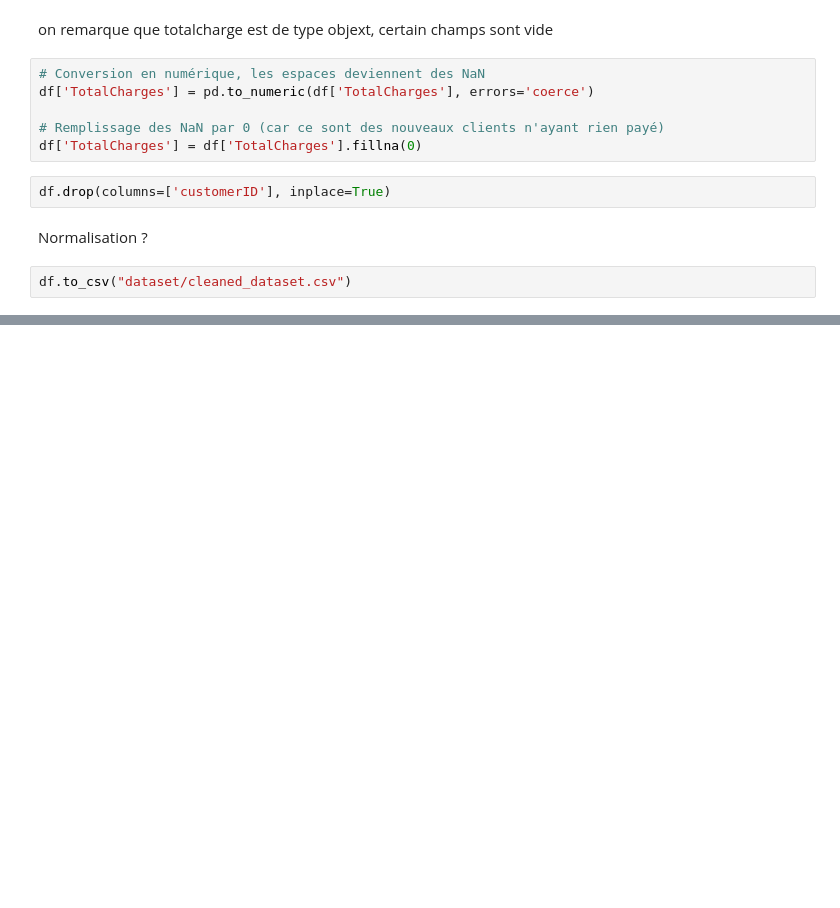
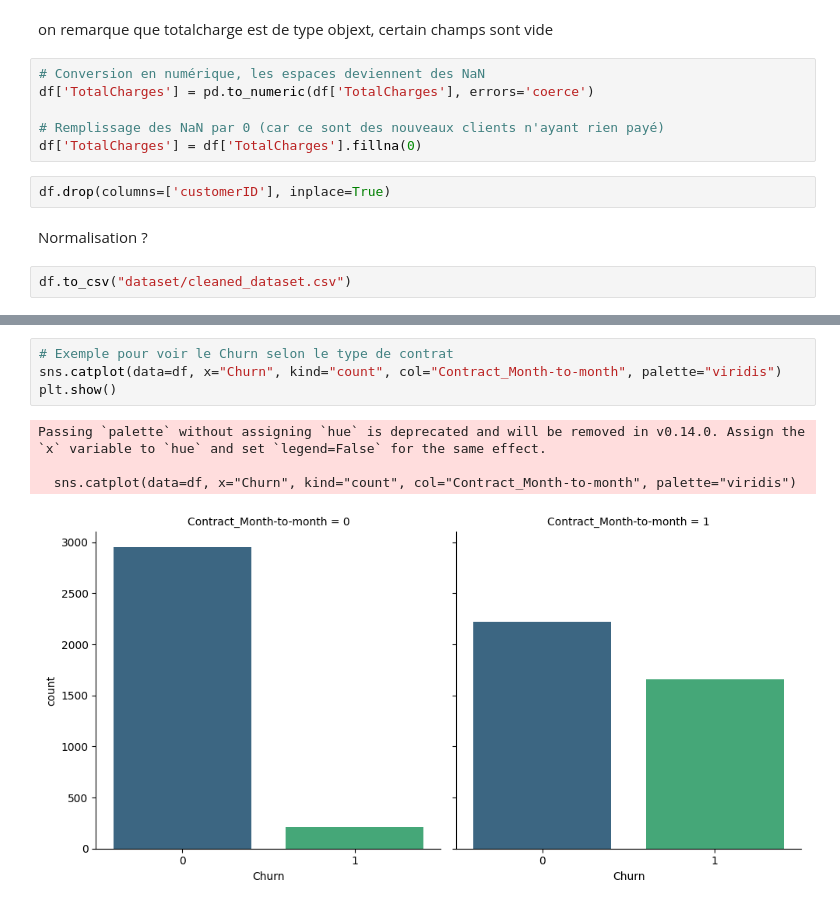
Before and after one commit to Bapt1st3/Telco_Customer_Prediction, a Jupyter notebook: data_prep copy.ipynb, the cells around one changed output, grey strips where cells are left out. Saved outputs shown, nothing was run; the diff lists cells and outputs as text; blank space fills up the shorter version.

```diff
--- a/data_prep copy.ipynb
+++ b/data_prep copy.ipynb
@@ -126,0 +142,9 @@ df.to_csv("dataset/cleaned_dataset.csv")
+# %%
+# Exemple pour voir le Churn selon le type de contrat
+sns.catplot(data=df, x="Churn", kind="count", col="Contract_Month-to-month", palette="viridis")
+plt.show()
+# %% [output]
+Passing `palette` without assigning `hue` is deprecated and will be removed in v0.14.0. Assign the `x` variable to `hue` and set `legend=False` for the same effect.
+
+  sns.catplot(data=df, x="Churn", kind="count", col="Contract_Month-to-month", palette="viridis")
+[figure, added]
```
Also changed, not shown: parts of 9 cells of this notebook.
